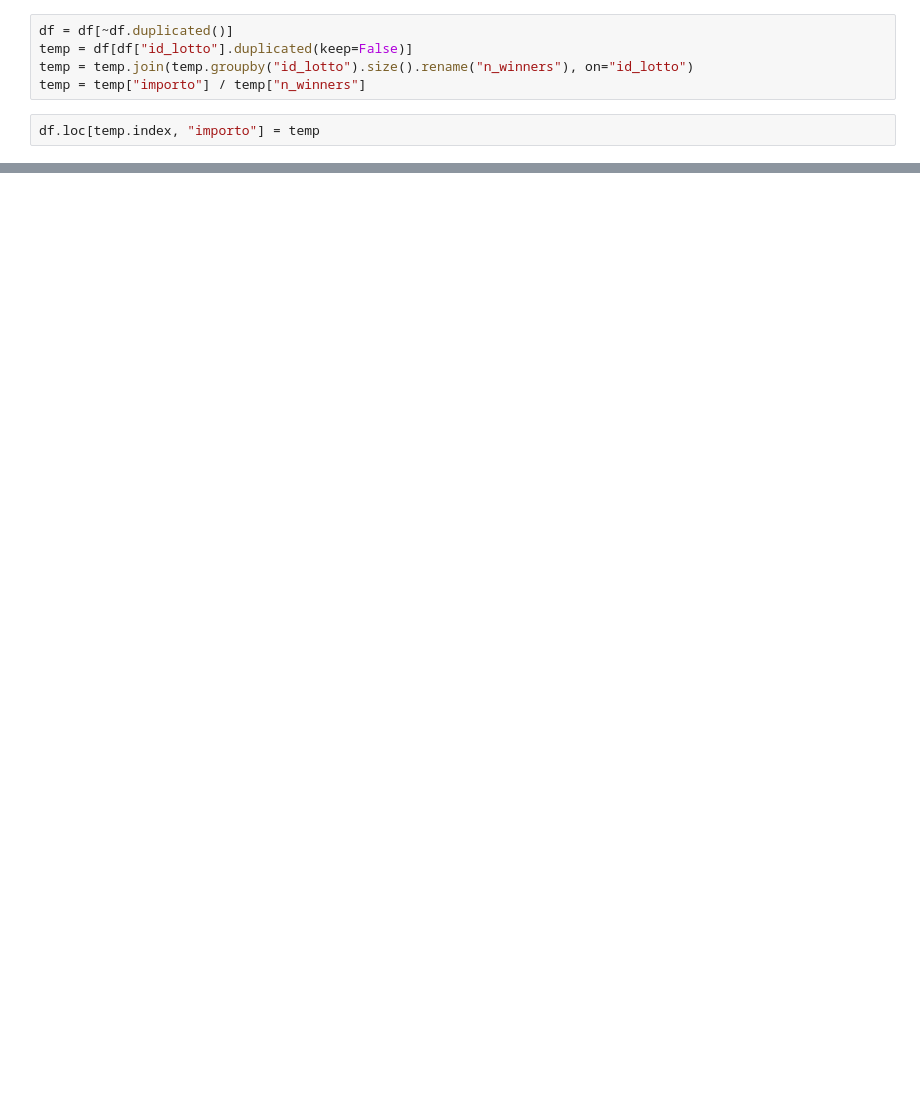
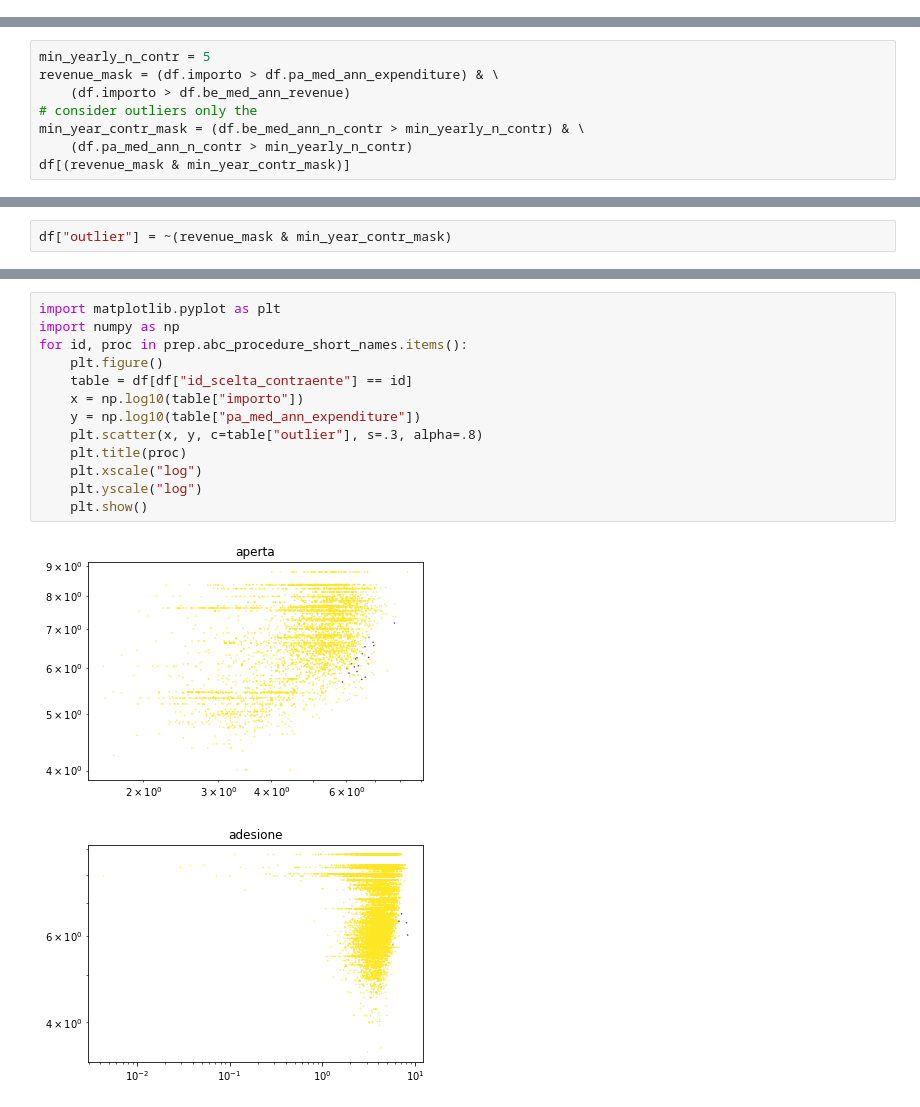
Before and after one commit to Yourne/synapthesis, a Jupyter notebook: result_analysis.ipynb, the cells around one changed output, grey strips where cells are left out. Cells and saved outputs as stored; diff of their text form; blank space fills up the shorter version.

```diff
--- a/result_analysis.ipynb
+++ b/result_analysis.ipynb
@@ -18,7 +12,0 @@ See the caveats in the documentation: https://pandas.pydata.org/pandas-docs/stab
-# %%
-df = df[~df.duplicated()]
-temp = df[df["id_lotto"].duplicated(keep=False)]
-temp = temp.join(temp.groupby("id_lotto").size().rename("n_winners"), on="id_lotto")
-temp = temp["importo"] / temp["n_winners"]
-# %%
-df.loc[temp.index, "importo"] = temp
@@ -39,0 +30,8 @@ def split_sum_totals(df):
+# %%
+min_yearly_n_contr = 5
+revenue_mask = (df.importo > df.pa_med_ann_expenditure) & \
+    (df.importo > df.be_med_ann_revenue)
+# consider outliers only the
+min_year_contr_mask = (df.be_med_ann_n_contr > min_yearly_n_contr) & \
+    (df.pa_med_ann_n_contr > min_yearly_n_contr)
+df[(revenue_mask & min_year_contr_mask)]
@@ -39,0 +59,2 @@ def split_sum_totals(df):
+# %%
+df["outlier"] = ~(revenue_mask & min_year_contr_mask)
@@ -39,0 +113,16 @@ def split_sum_totals(df):
+# %%
+import matplotlib.pyplot as plt
+import numpy as np
+for id, proc in prep.abc_procedure_short_names.items():
+    plt.figure()
+    table = df[df["id_scelta_contraente"] == id]
+    x = np.log10(table["importo"])
+    y = np.log10(table["pa_med_ann_expenditure"])
+    plt.scatter(x, y, c=table["outlier"], s=.3, alpha=.8)
+    plt.title(proc)
+    plt.xscale("log")
+    plt.yscale("log")
+    plt.show()
+# %% [output]
+[figure, added]
+[figure, added]
```
Also changed, not shown: parts of 11 cells of this notebook, 11 other files.
